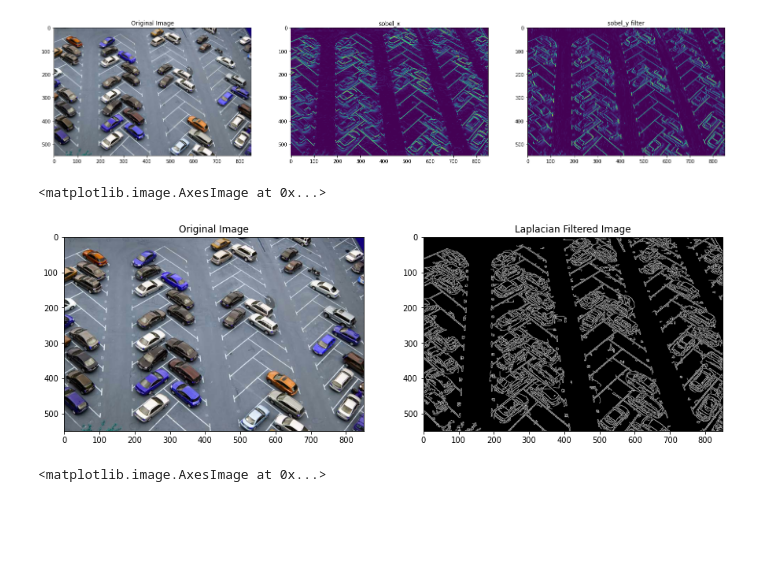
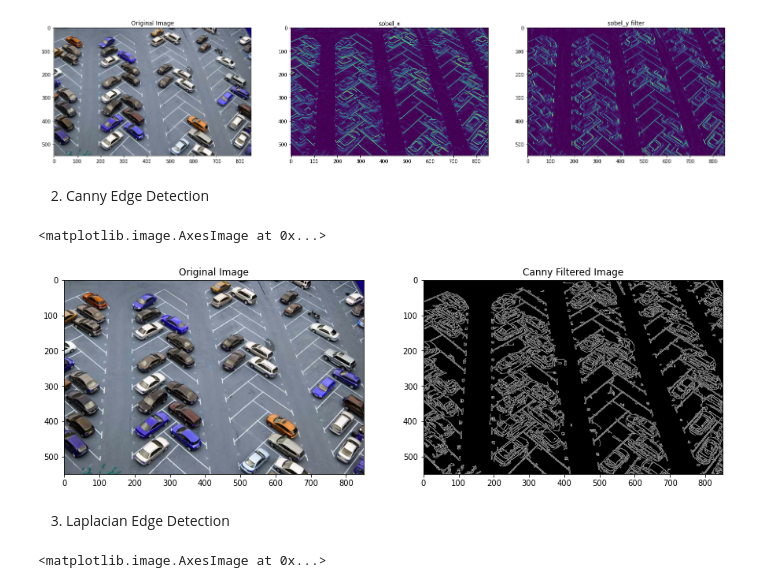
Before and after one commit to dhan-jds/PCVK_Genap_2021, a Jupyter notebook: Week11.ipynb, the cells around one changed output. Cells and saved outputs as stored; diff of their text form; code cells hidden in the pictures; blank space fills up the shorter version.

```diff
--- a/Week11.ipynb
+++ b/Week11.ipynb
@@ -75,20 +75,22 @@ ax3.imshow(filtered_image_x)
 plt.show()
 # %% [output]
 [figure]
+# %% [markdown]
+2. Canny Edge Detection
 # %%
-# b. Canny Edge Detection
-
-image_original = cv.imread('/content/drive/MyDrive/PVCK/images/parking-lot-cars.jpg', cv.IMREAD_COLOR)
+image_original = cv.imread('/content/drive/MyDrive/pcvk/parking-lot-cars.jpg', cv.IMREAD_COLOR)
 # remove noise
 image_gray = cv.cvtColor(image_original, cv.COLOR_BGR2GRAY)
 filtered_image = cv.Canny(image_gray, threshold1=20, threshold2=200)
 # Plot outputs
 (fig, (ax1, ax2)) = plt.subplots(1, 2, figsize=(15, 15))
 ax1.title.set_text('Original Image')
 ax1.imshow(image_original)
-ax2.title.set_text('Laplacian Filtered Image')
+ax2.title.set_text('Canny Filtered Image')
 ax2.imshow(filtered_image, cmap='gray')
 # %% [output]
 <matplotlib.image.AxesImage at 0x...>
-[figure, old version]
+[figure, new version]
+# %% [markdown]
+3. Laplacian Edge Detection
 # %%
```
Also changed, not shown: parts of 14 cells of this notebook.
